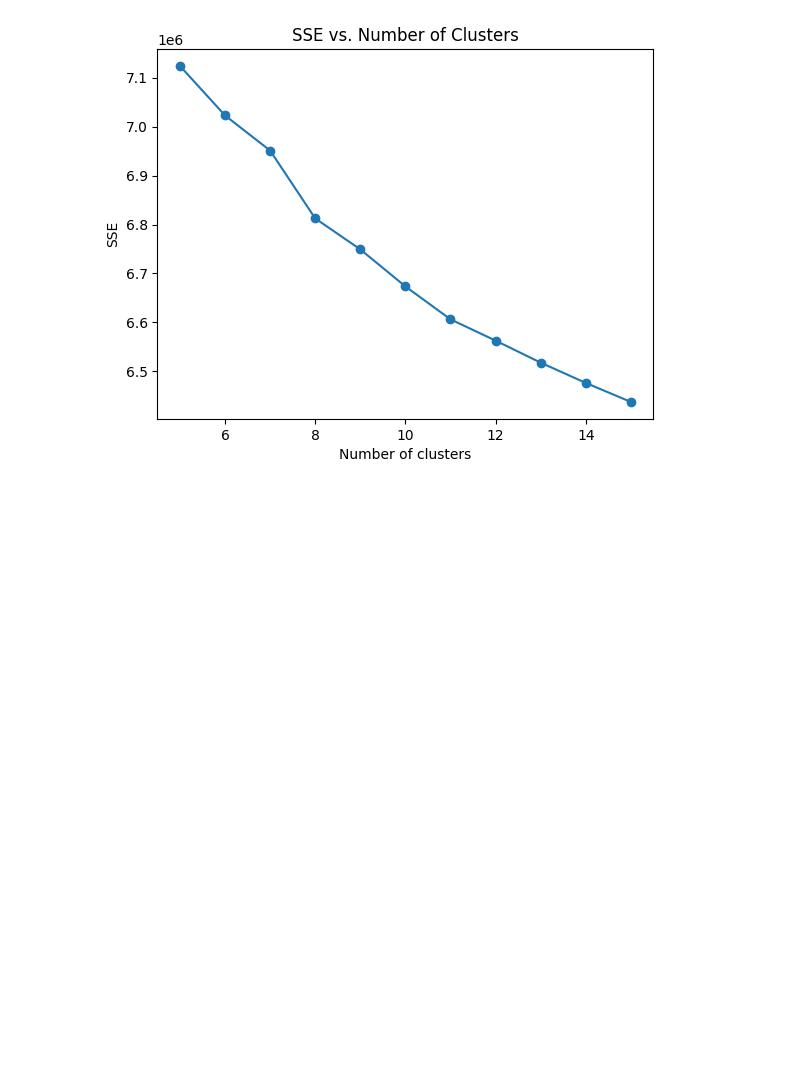
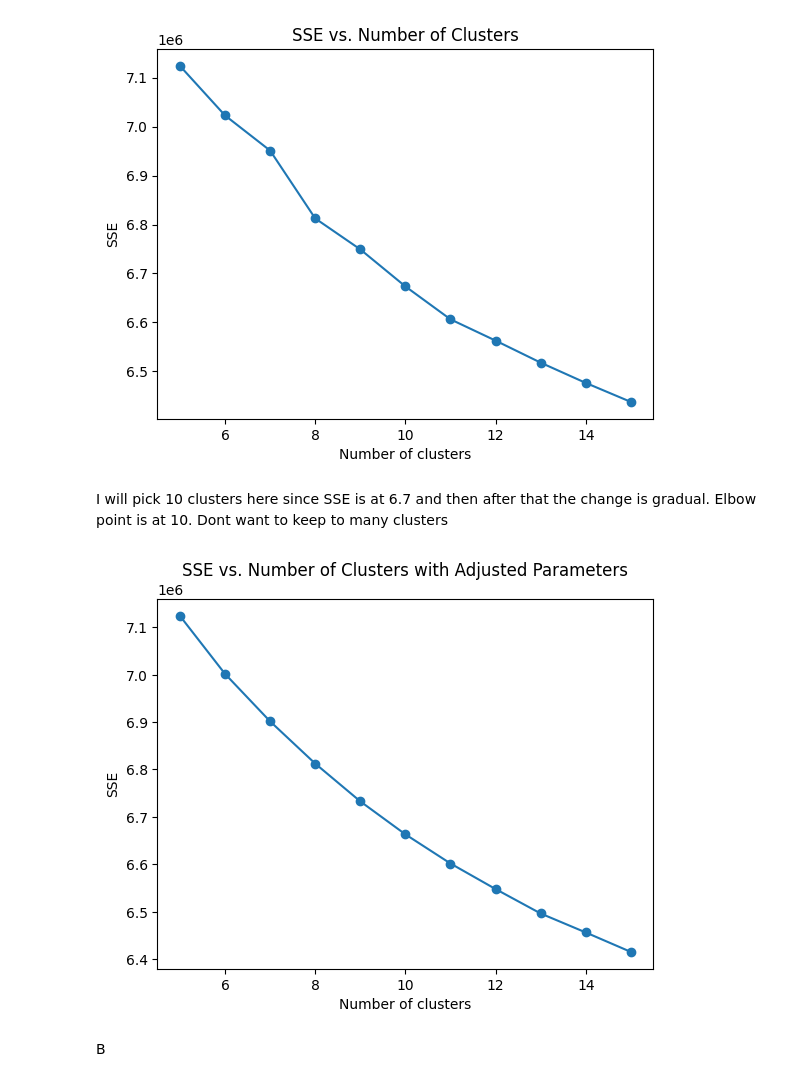
Before and after one commit to mencinas93/Unsupervised-Learning-Machine-Learning, a Jupyter notebook: Project_5_code_Encinas_Michael.ipynb, the cells around one changed output. Drawn from its saved outputs; the diff is of its cells as text; code cells hidden in the pictures; blank space fills up the shorter version.

```diff
--- a/Project_5_code_Encinas_Michael.ipynb
+++ b/Project_5_code_Encinas_Michael.ipynb
@@ -109,0 +112,27 @@ plt.show()
+# %% [markdown]
+I will pick 10 clusters here since SSE is at 6.7 and then after that the change is gradual. Elbow point is at 10. Dont want to keep to many clusters
+# %%
+
+sse = []
+for k in range(5, 16):
+    kmeans = KMeans(
+        n_clusters=k,
+        init='k-means++',
+        n_init=10,
+        max_iter=300,
+        tol=1e-4,
+        random_state=0
+    )
+    kmeans.fit(X)
+    sse.append(kmeans.inertia_)
+
+
+plt.plot(range(5, 16), sse, marker='o')
+plt.xlabel('Number of clusters')
+plt.ylabel('SSE')
+plt.title('SSE vs. Number of Clusters with Adjusted Parameters')
+plt.show()
+# %% [output]
+[figure, added]
+# %% [markdown]
+B
```
Also changed, not shown: parts of 10 cells of this notebook, 1 other file.
